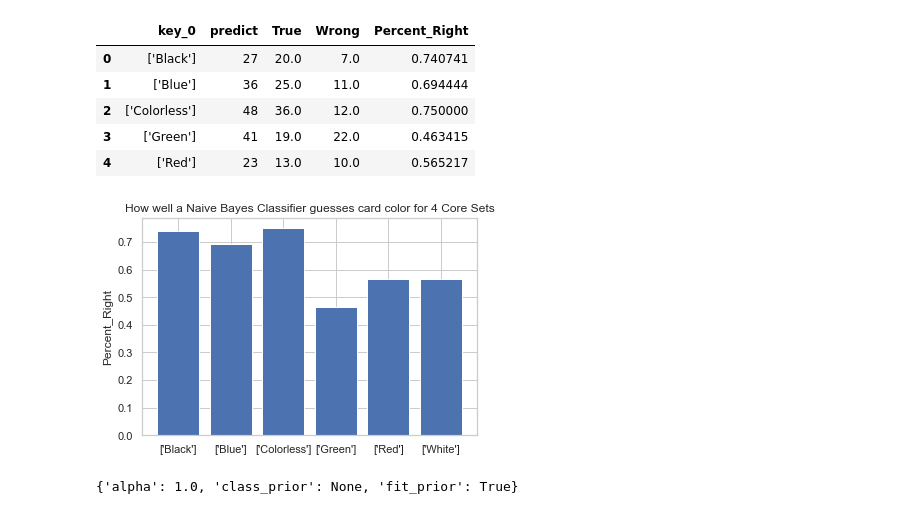
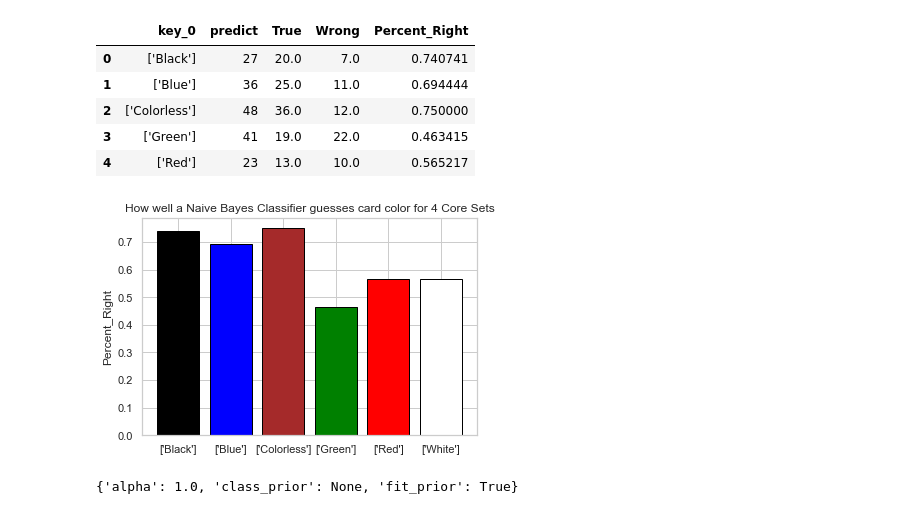
Before and after one commit to dalems4/mod_5_project_MTG, a Jupyter notebook: MTG_Card_Color_Classifier.ipynb, the cells around one changed output. Saved outputs shown, nothing was run; the diff lists cells and outputs as text; code cells hidden in the pictures.

```diff
--- a/MTG_Card_Color_Classifier.ipynb
+++ b/MTG_Card_Color_Classifier.ipynb
@@ -191,5 +185,6 @@ X_train, X_test, y_train, y_test = train_test_split(four_mtg_df[['text']],
 # Tfidf Vectorization in order to model the data
 # %%
 # Tfidf Vectorizing
-v = TfidfVectorizer()
+v = TfidfVectorizer(max_df= .5)
+
 x_train_tfidf = v.fit_transform(X_train['text'])
@@ -286,6 +214,8 @@ dict(zip(vec.get_feature_names(), idf))
 # First Models with Multi-nomial Naive Bayes
 # %%
 multnb = MultinomialNB()
+# %%
+x_train_tfidf = v.transform(X_train['text'])
 # %%
 multnb.fit(x_train_tfidf, y_train)
 # %% [output]
@@ -460,12 +360,13 @@ df.head()
 | 3 | ['Green'] | 41 | 19.0 | 22.0 | 0.463415 |
 | 4 | ['Red'] | 23 | 13.0 | 10.0 | 0.565217 |
 # %%
-plt.bar(x=df['key_0'], height=df['Percent_Right'])
+plt.bar(x=df['key_0'], height=df['Percent_Right'], color=['black','blue', 'brown','green','red','white'], edgecolor='black')
 plt.ylabel('Percent_Right')
 plt.title('How well a Naive Bayes Classifier guesses card color for 4 Core Sets')
+
 plt.show;
 # %% [output]
-[figure, old version]
+[figure, new version]
 # %%
 multnb.
 # %% [output]
```
Also changed, not shown: parts of 36 cells of this notebook.
